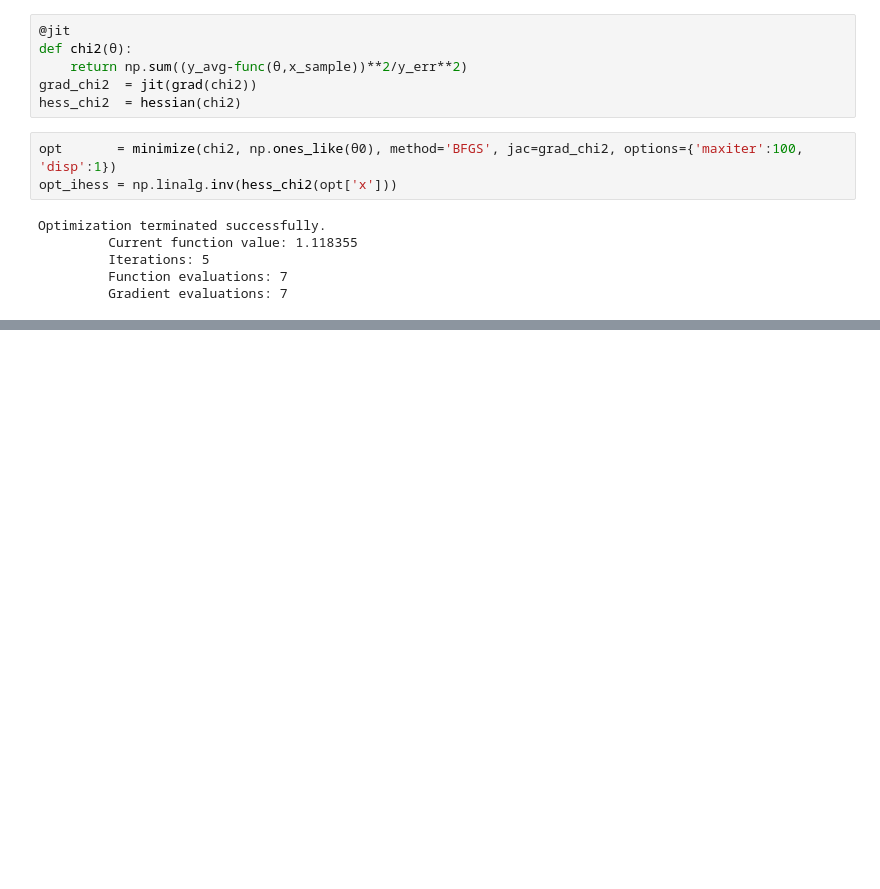
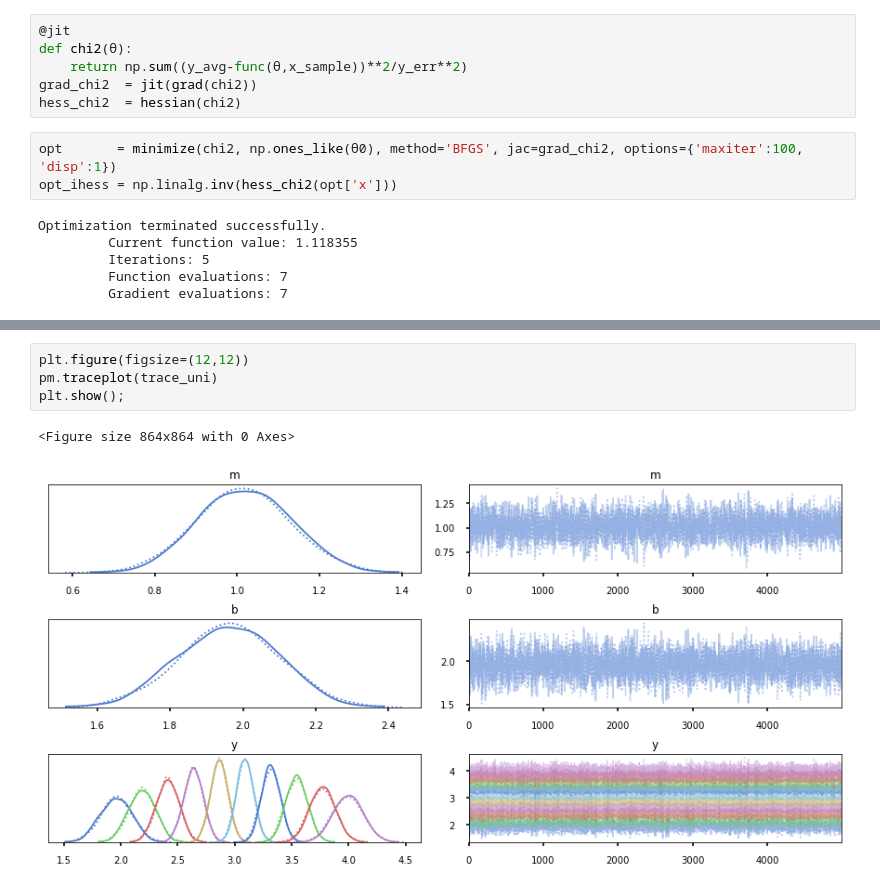
Before and after one commit to johnjmolina/MLKyoto, a Jupyter notebook: _notebooks/2020-05-13-Parameter-Estimation.ipynb, the cells around one changed output, grey strips where cells are left out. Saved outputs shown, nothing was run; the diff lists cells and outputs as text; blank space fills up the shorter version.

```diff
--- a/_notebooks/2020-05-13-Parameter-Estimation.ipynb
+++ b/_notebooks/2020-05-13-Parameter-Estimation.ipynb
@@ -265,0 +132,7 @@ for i in range(nparams):
+# %%
+plt.figure(figsize=(12,12))
+pm.traceplot(trace_uni)
+plt.show();
+# %% [output]
+<Figure size 864x864 with 0 Axes>
+[figure, added]
```
Also changed, not shown: parts of 52 cells of this notebook.
